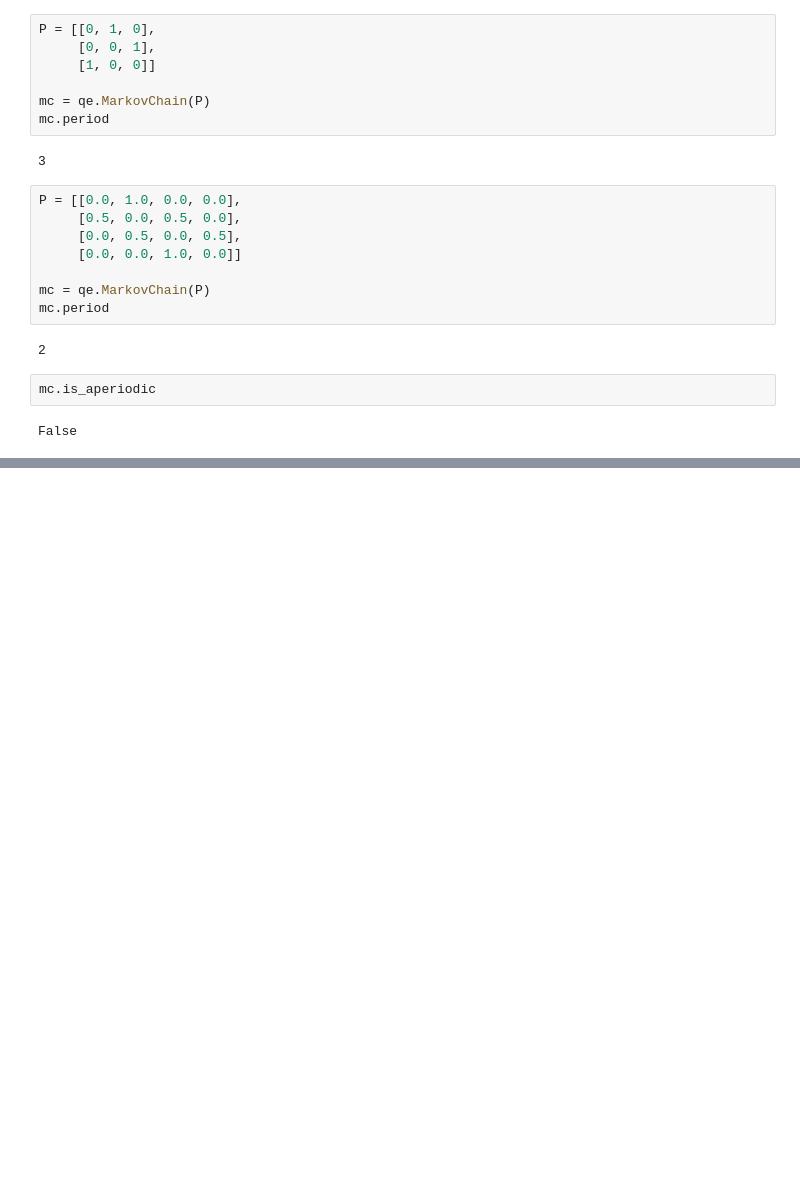
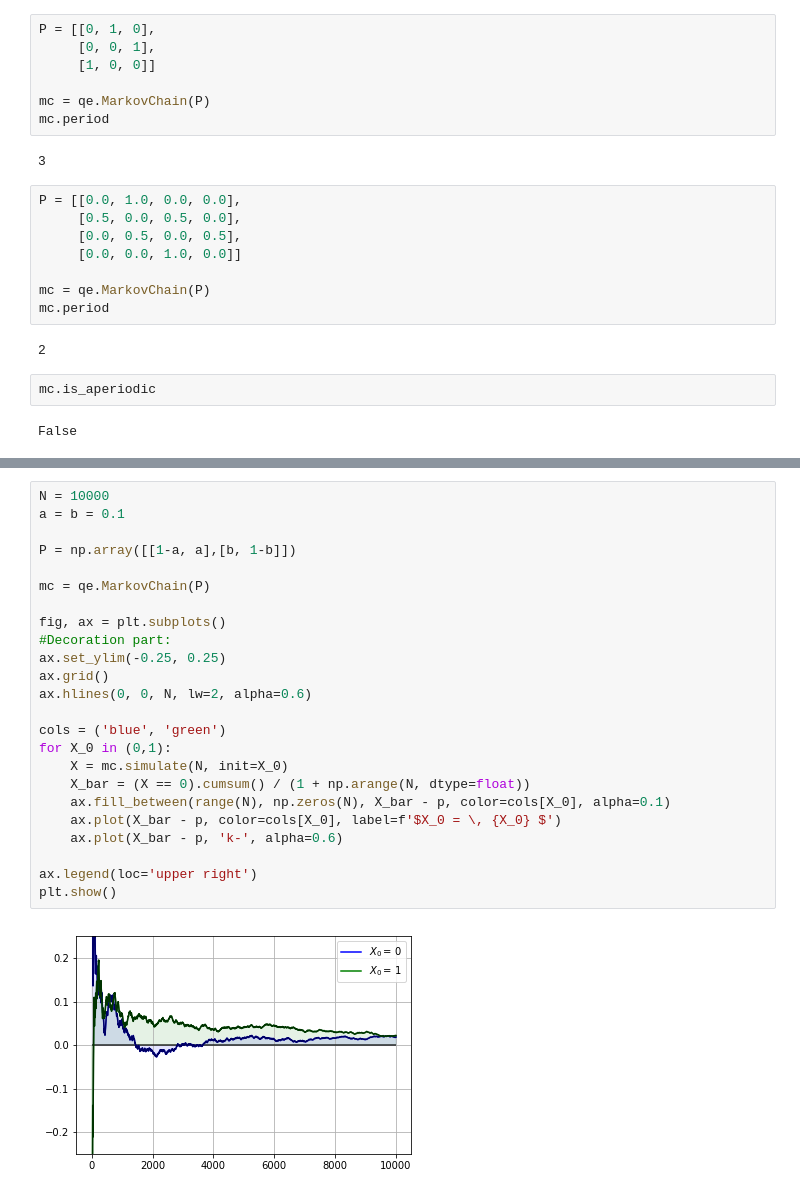
Before and after one commit to PanPip/QuantEcon_Tasks, a Jupyter notebook: Tools_and_techniques.ipynb, the cells around one changed output, grey strips where cells are left out. Saved outputs shown, nothing was run; the diff lists cells and outputs as text; blank space fills up the shorter version.

Commit message:
Finished lesson on Finite Markov Chains

```diff
--- a/Tools_and_techniques.ipynb
+++ b/Tools_and_techniques.ipynb
@@ -415,0 +430,26 @@ False
+# %%
+N = 10000
+a = b = 0.1
+
+P = np.array([[1-a, a],[b, 1-b]])
+
+mc = qe.MarkovChain(P)
+
+fig, ax = plt.subplots()
+#Decoration part:
+ax.set_ylim(-0.25, 0.25)
+ax.grid()
+ax.hlines(0, 0, N, lw=2, alpha=0.6)
+
+cols = ('blue', 'green')
+for X_0 in (0,1):
+    X = mc.simulate(N, init=X_0)
+    X_bar = (X == 0).cumsum() / (1 + np.arange(N, dtype=float))
+    ax.fill_between(range(N), np.zeros(N), X_bar - p, color=cols[X_0], alpha=0.1)
+    ax.plot(X_bar - p, color=cols[X_0], label=f'$X_0 = \, {X_0} $')
+    ax.plot(X_bar - p, 'k-', alpha=0.6)
+
+ax.legend(loc='upper right')
+plt.show()
+# %% [output]
+[figure, added]
```
Also changed, not shown: parts of 6 cells of this notebook, 4 other files.
